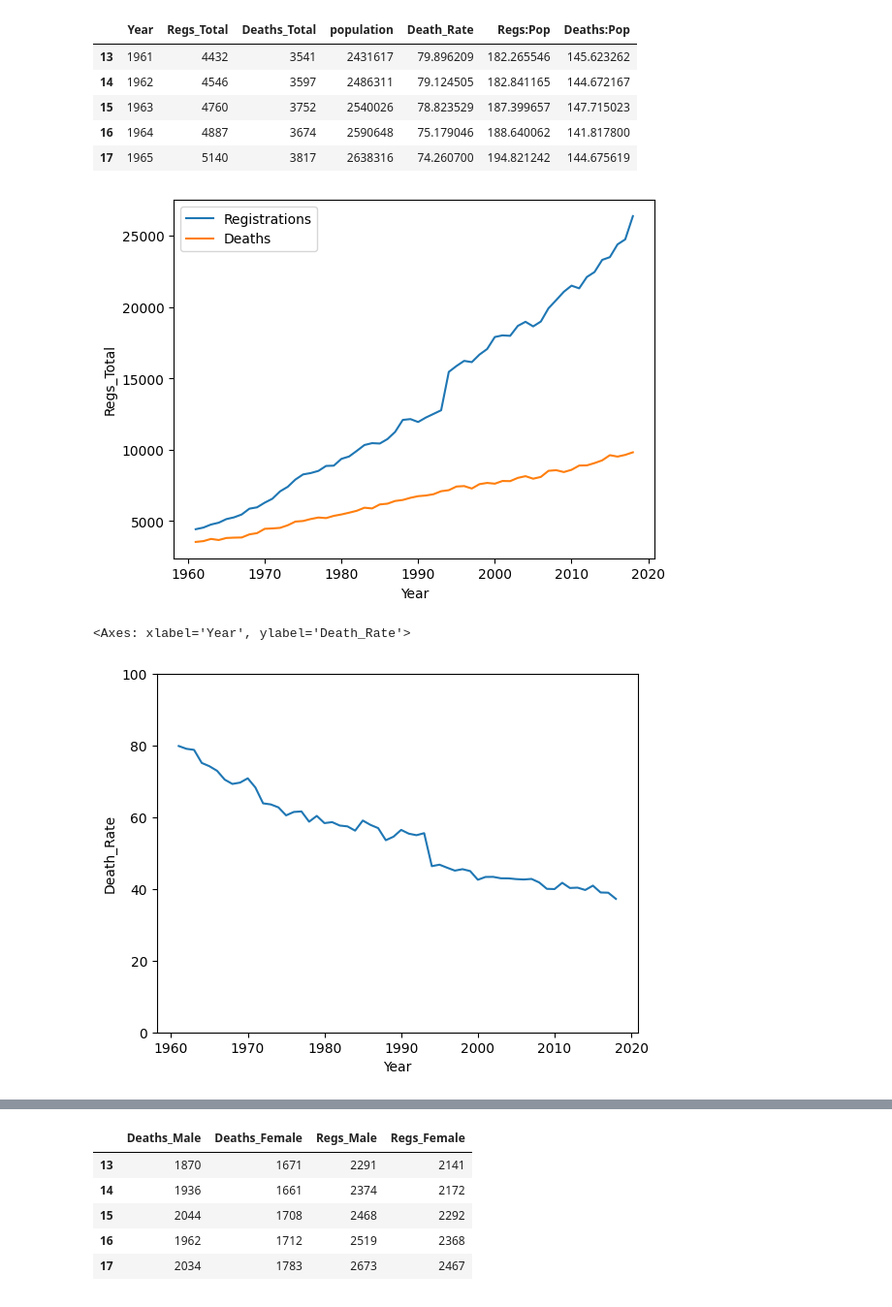
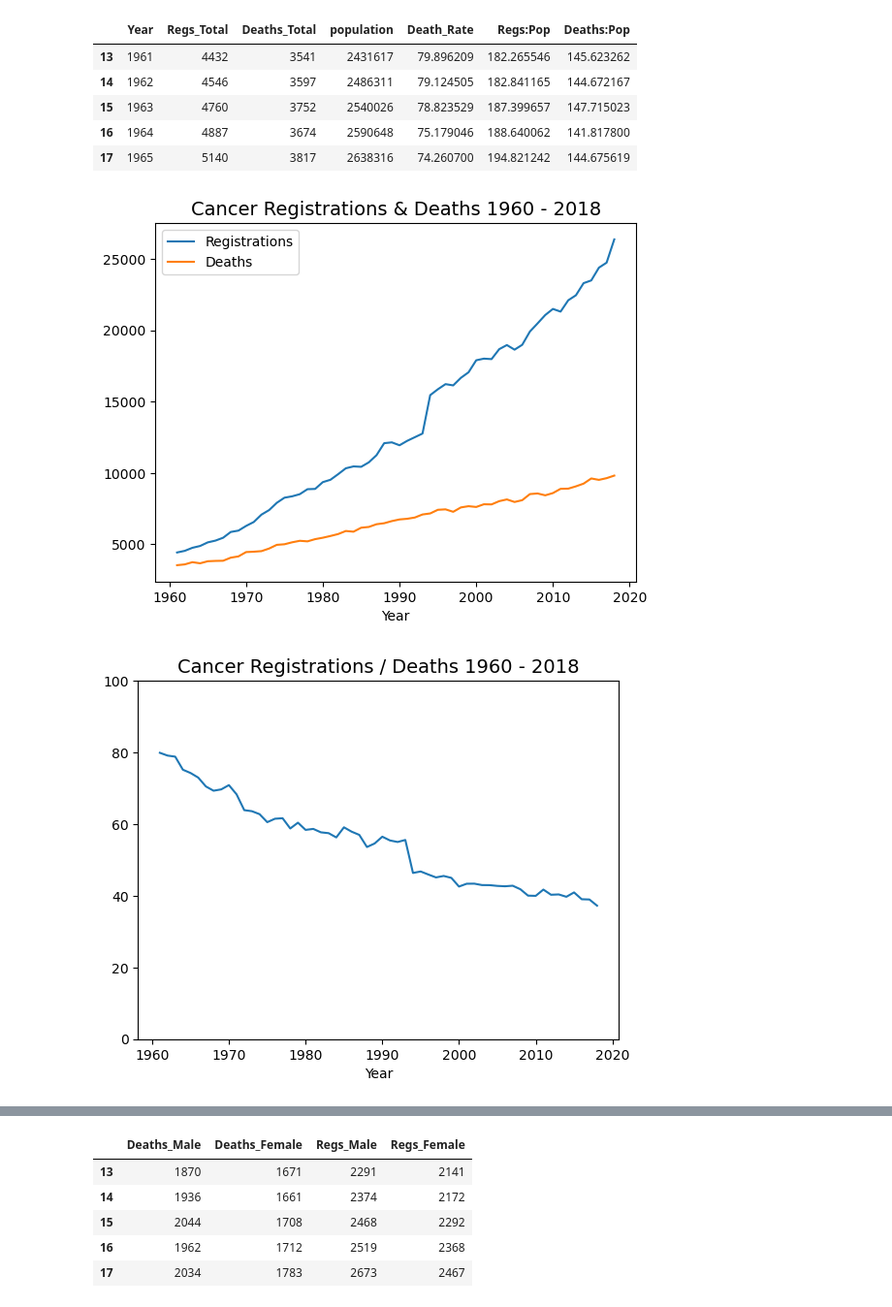
Before and after one commit to AzalizaLey/Analytics_Projects, a Jupyter notebook: ExploringNZData/Cancer.ipynb, the cells around one changed output, grey strips where cells are left out. Shown at 97% size. Saved outputs shown, nothing was run; the diff lists cells and outputs as text; code cells hidden in the pictures.

```diff
--- a/ExploringNZData/Cancer.ipynb
+++ b/ExploringNZData/Cancer.ipynb
@@ -126,16 +172,28 @@ compdf2.head()
 | 16 | 1964 | 4887 | 3674 | 2590648 | 75.179046 | 188.640062 | 141.817800 |
 | 17 | 1965 | 5140 | 3817 | 2638316 | 74.260700 | 194.821242 | 144.675619 |
 # %%
+#Viewing cancer registrations and deaths over time, of interest is the spike in registrations in mid 90's
+#Is this due to new screening improvement or a change in the way cancer was registered in NZ?
 sns.lineplot(data=compdf2, x='Year', y='Regs_Total', label='Registrations')
 sns.lineplot(data=compdf2, x='Year', y='Deaths_Total', label='Deaths')
 plt.legend()
+plt.xlabel('Year')
+plt.ylabel('')
+plt.title('Cancer Registrations & Deaths 1960 - 2018', fontsize = 14)
 plt.show()
 # %% [output]
-[figure, old version]
+[figure, new version]
 # %%
+#Cancer deaths : registrations, while this is not accurate on a year by year basis
+#it does indicate that overall the death rate has decreased, though improved screening /
+#change in the way cancer is registered will also reduce the death rate when compared to
+#registrations
 plt.ylim(0, 100)
 sns.lineplot(data=compdf2, x='Year', y='Death_Rate')
+plt.xlabel('Year')
+plt.ylabel('')
+plt.title('Cancer Registrations / Deaths 1960 - 2018', fontsize = 14)
+plt.show()
 # %% [output]
-<Axes: xlabel='Year', ylabel='Death_Rate'>
-[figure, old version]
+[figure, new version]
 # %%
```
Also changed, not shown: parts of 34 cells of this notebook.
